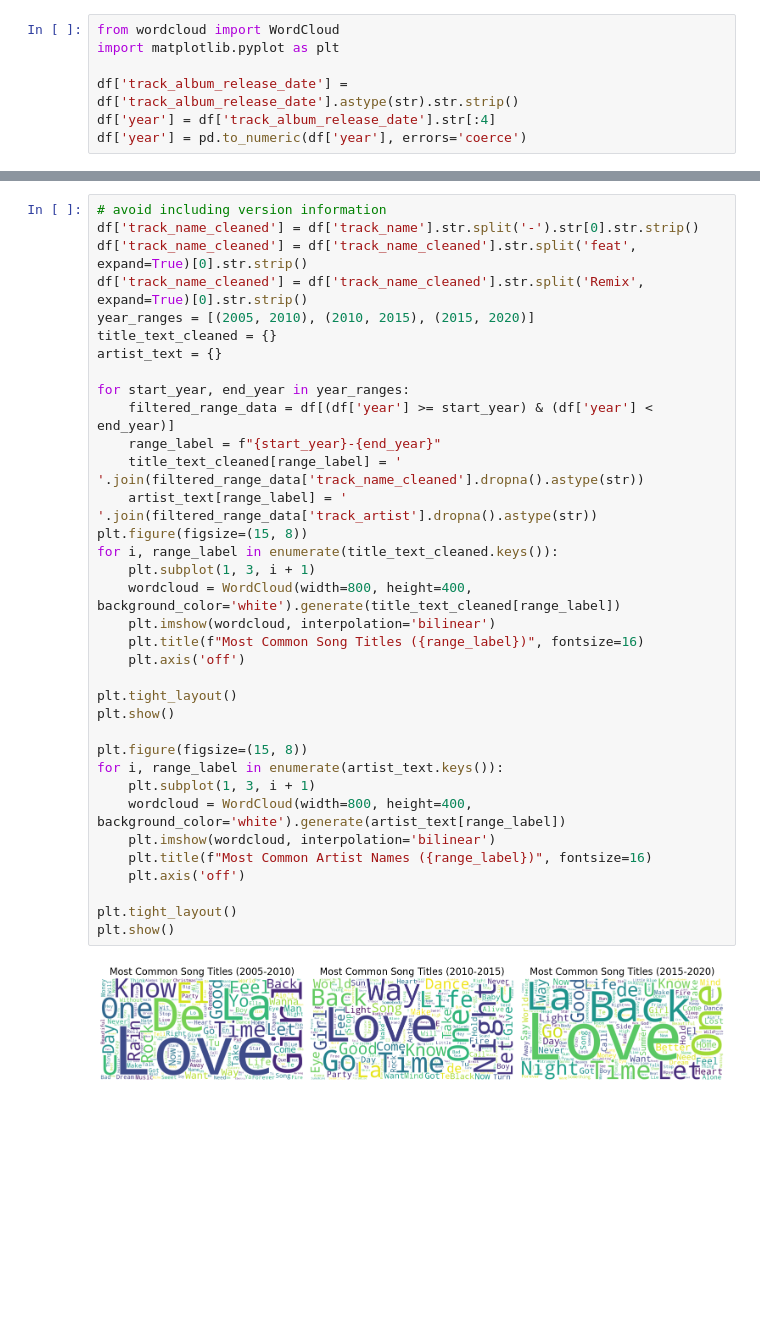
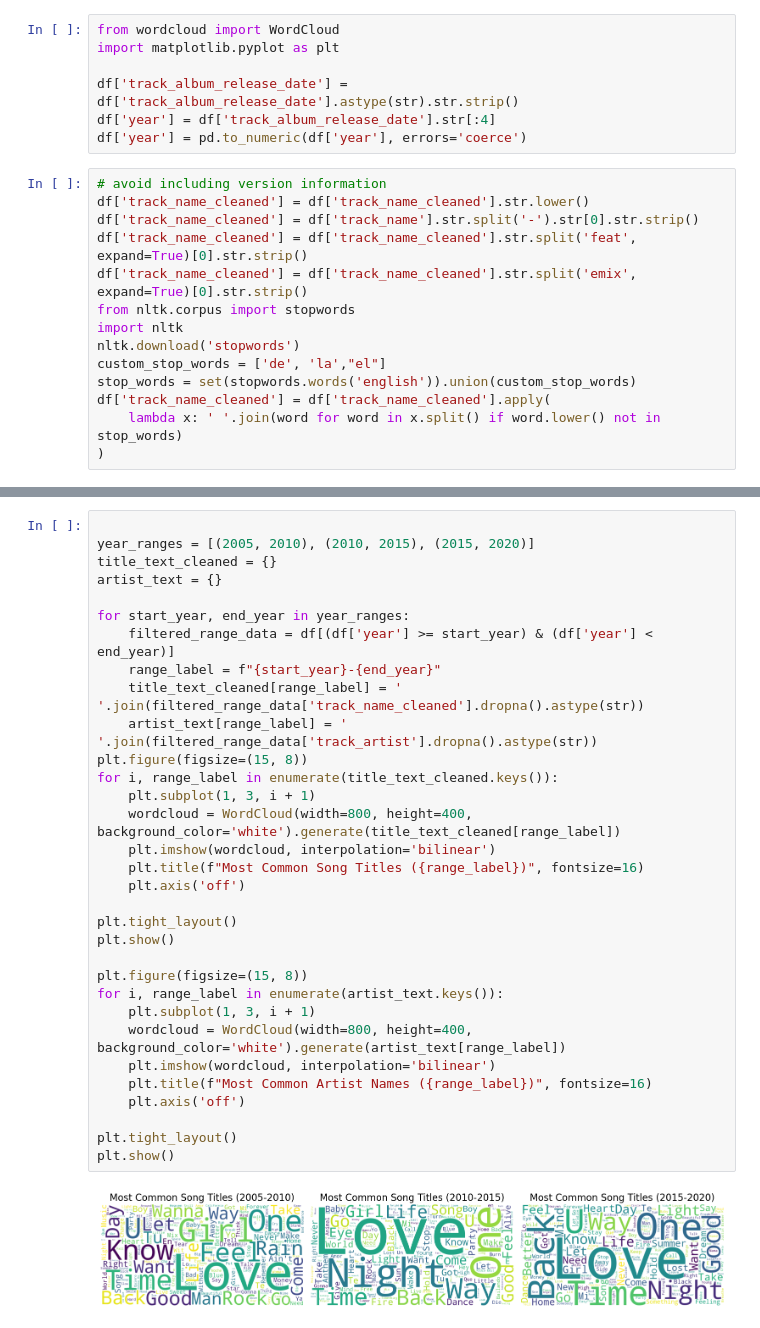
Before and after one commit to hayooniverse/Spotify-Recommendation-Systems, a Jupyter notebook: spotify.ipynb, the cells around one changed output, grey strips where cells are left out. Cells and saved outputs as stored; diff of their text form; blank space fills up the shorter version.

```diff
--- a/spotify.ipynb
+++ b/spotify.ipynb
@@ -79,3 +79,17 @@ import matplotlib.pyplot as plt
 df['track_album_release_date'] = df['track_album_release_date'].astype(str).str.strip()
 df['year'] = df['track_album_release_date'].str[:4]
 df['year'] = pd.to_numeric(df['year'], errors='coerce')
+# %%
+# avoid including version information
+df['track_name_cleaned'] = df['track_name_cleaned'].str.lower()
+df['track_name_cleaned'] = df['track_name'].str.split('-').str[0].str.strip()
+df['track_name_cleaned'] = df['track_name_cleaned'].str.split('feat', expand=True)[0].str.strip()
+df['track_name_cleaned'] = df['track_name_cleaned'].str.split('emix', expand=True)[0].str.strip()
+from nltk.corpus import stopwords
+import nltk
+nltk.download('stopwords')
+custom_stop_words = ['de', 'la',"el"]
+stop_words = set(stopwords.words('english')).union(custom_stop_words)
+df['track_name_cleaned'] = df['track_name_cleaned'].apply(
+    lambda x: ' '.join(word for word in x.split() if word.lower() not in stop_words)
+)
@@ -82,37 +99,34 @@ df['year'] = pd.to_numeric(df['year'], errors='coerce')
 # %%
-# avoid including version information
-df['track_name_cleaned'] = df['track_name'].str.split('-').str[0].str.strip()
-df['track_name_cleaned'] = df['track_name_cleaned'].str.split('feat', expand=True)[0].str.strip()
-df['track_name_cleaned'] = df['track_name_cleaned'].str.split('Remix', expand=True)[0].str.strip()
+
 year_ranges = [(2005, 2010), (2010, 2015), (2015, 2020)]
 title_text_cleaned = {}
 artist_text = {}
 
 for start_year, end_year in year_ranges:
     filtered_range_data = df[(df['year'] >= start_year) & (df['year'] < end_year)]
     range_label = f"{start_year}-{end_year}"
     title_text_cleaned[range_label] = ' '.join(filtered_range_data['track_name_cleaned'].dropna().astype(str))
     artist_text[range_label] = ' '.join(filtered_range_data['track_artist'].dropna().astype(str))
 plt.figure(figsize=(15, 8))
 for i, range_label in enumerate(title_text_cleaned.keys()):
     plt.subplot(1, 3, i + 1)
     wordcloud = WordCloud(width=800, height=400, background_color='white').generate(title_text_cleaned[range_label])
     plt.imshow(wordcloud, interpolation='bilinear')
     plt.title(f"Most Common Song Titles ({range_label})", fontsize=16)
     plt.axis('off')
 
 plt.tight_layout()
 plt.show()
 
 plt.figure(figsize=(15, 8))
 for i, range_label in enumerate(artist_text.keys()):
     plt.subplot(1, 3, i + 1)
     wordcloud = WordCloud(width=800, height=400, background_color='white').generate(artist_text[range_label])
     plt.imshow(wordcloud, interpolation='bilinear')
     plt.title(f"Most Common Artist Names ({range_label})", fontsize=16)
     plt.axis('off')
 
 plt.tight_layout()
 plt.show()
 # %% [output]
-[figure, old version]
+[figure, new version]
```
Also changed, not shown: parts of 2 cells of this notebook.
